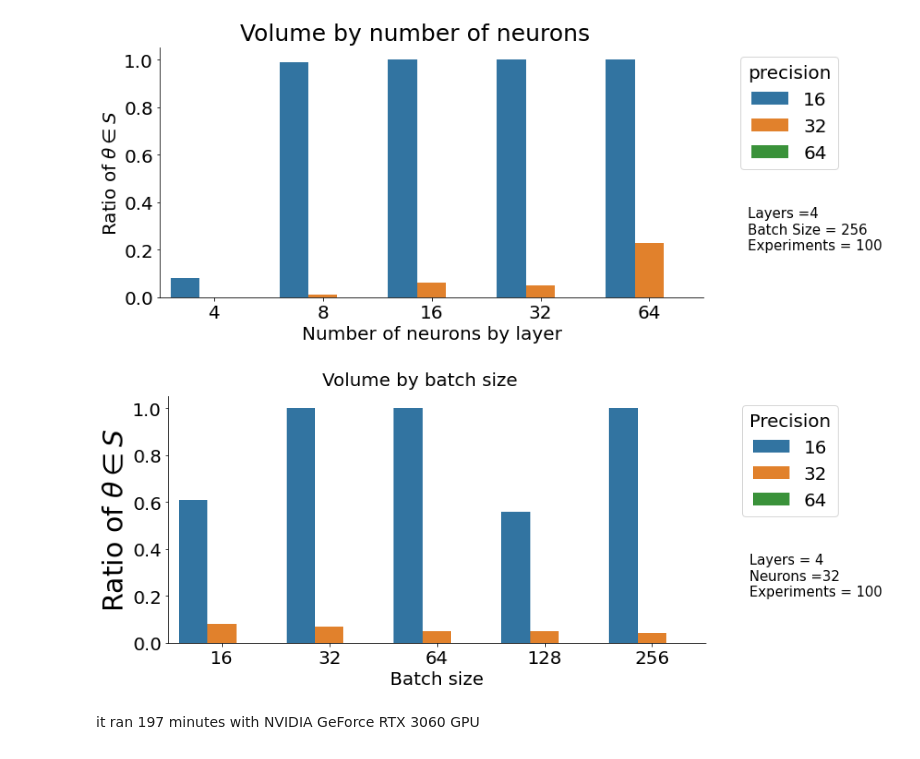
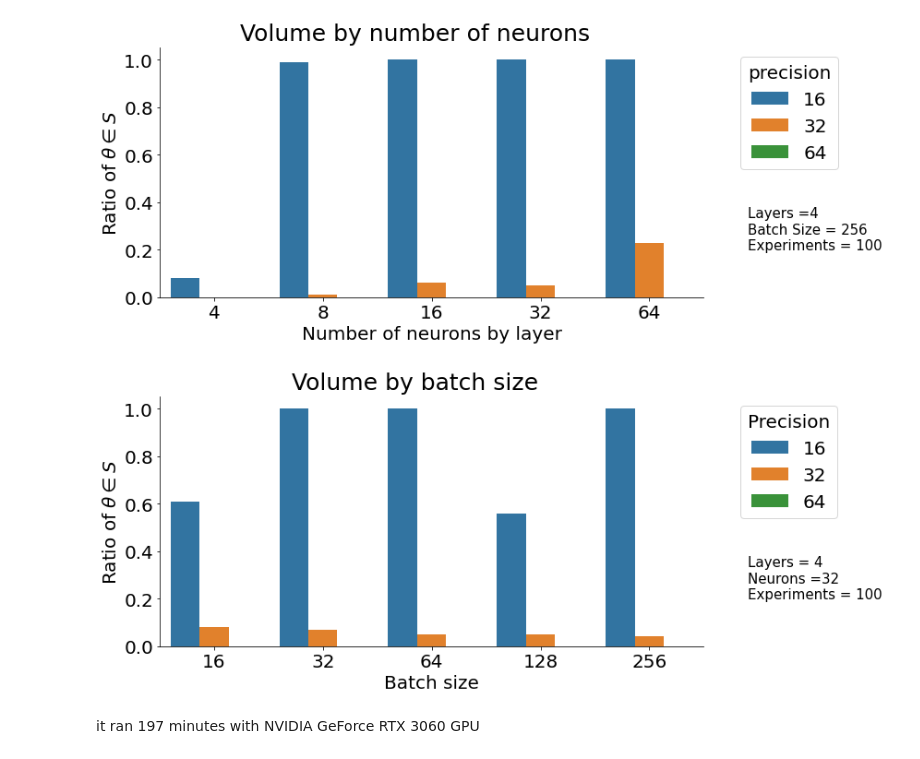
Before and after one commit to CS-433/ml-project-2-ristrettolearning-2, a Jupyter notebook: notebooks/Volume estimation.ipynb, the cells around one changed output. Saved outputs shown, nothing was run; the diff lists cells and outputs as text; code cells hidden in the pictures.

Commit message:
Plots
Fixed the x axis of the plots

```diff
--- a/notebooks/Volume estimation.ipynb
+++ b/notebooks/Volume estimation.ipynb
@@ -247,29 +247,30 @@ for precision in tqdm([16,32,64], desc='precision'):
 df.to_csv("volume_estimation_by_batch_size_MNIST.csv")
 # %%
 df = pd.read_csv("volume_estimation_by_batch_size_MNIST.csv")
+nb_experiments = 100
 # %%
 df['ratio'] = df['count'] / nb_experiments
 df = df.astype({"batch_size": int})
 
 sns.catplot(x = "batch_size",
             y = "ratio",
             hue = "precision",
             data = df,
             kind = "bar",
             height=4.5, aspect=2,
             legend=False
             )
 
 plt.legend(title='Precision', fontsize='20', title_fontsize='20', bbox_to_anchor=(1.05, 1), loc='upper left')
-plt.suptitle("Volume by batch size", fontsize='20', y=1.05)
 plt.xlabel('Batch size', fontsize='20');
-plt.ylabel('Ratio of ' + r'$\theta \in S$', fontsize='30');
+plt.ylabel('Ratio of ' + r'$\theta \in S$', fontsize='20');
 plt.yticks(fontsize='20');
 plt.xticks(fontsize='20');
+plt.suptitle("Volume by batch size", fontsize='25', y=1.05)
 plt.text(4.9,.2, "Layers = 4\nNeurons =32 \nExperiments = 100", fontsize='15');
 plt.savefig('Batches.png')
 # %% [output]
-[figure, old version]
+[figure, new version]
 # %% [markdown]
 it ran 197 minutes with NVIDIA GeForce RTX 3060 GPU
 # %%
```
Also changed, not shown: parts of 3 cells of this notebook, 3 other files.
